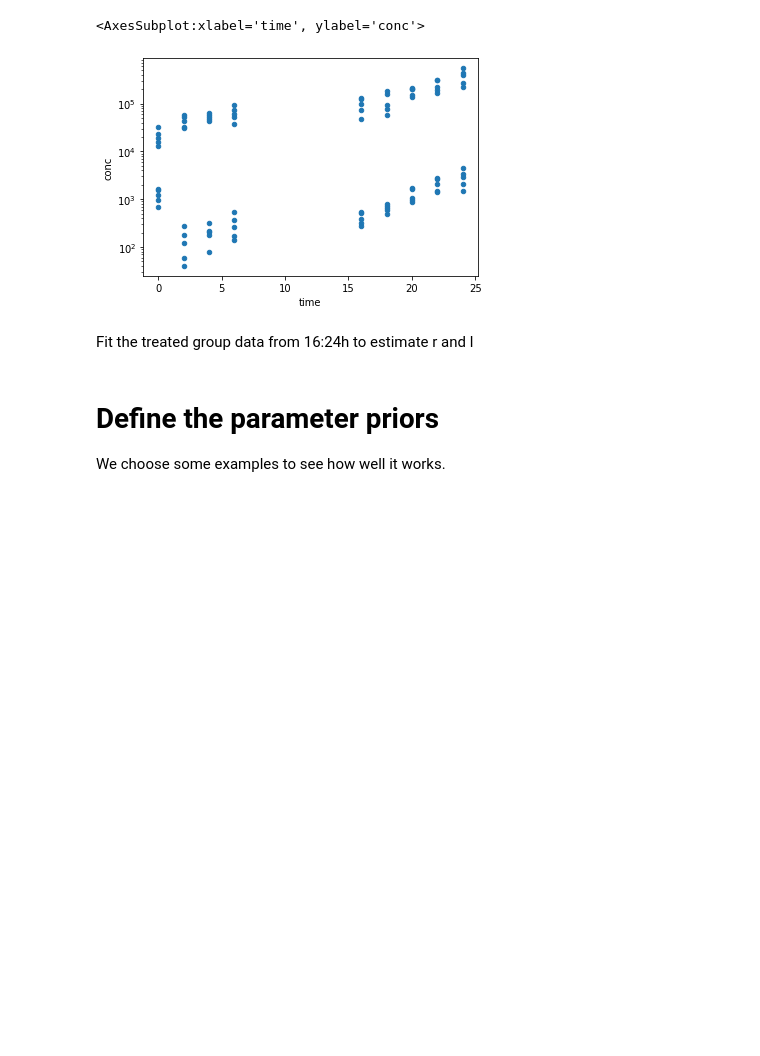
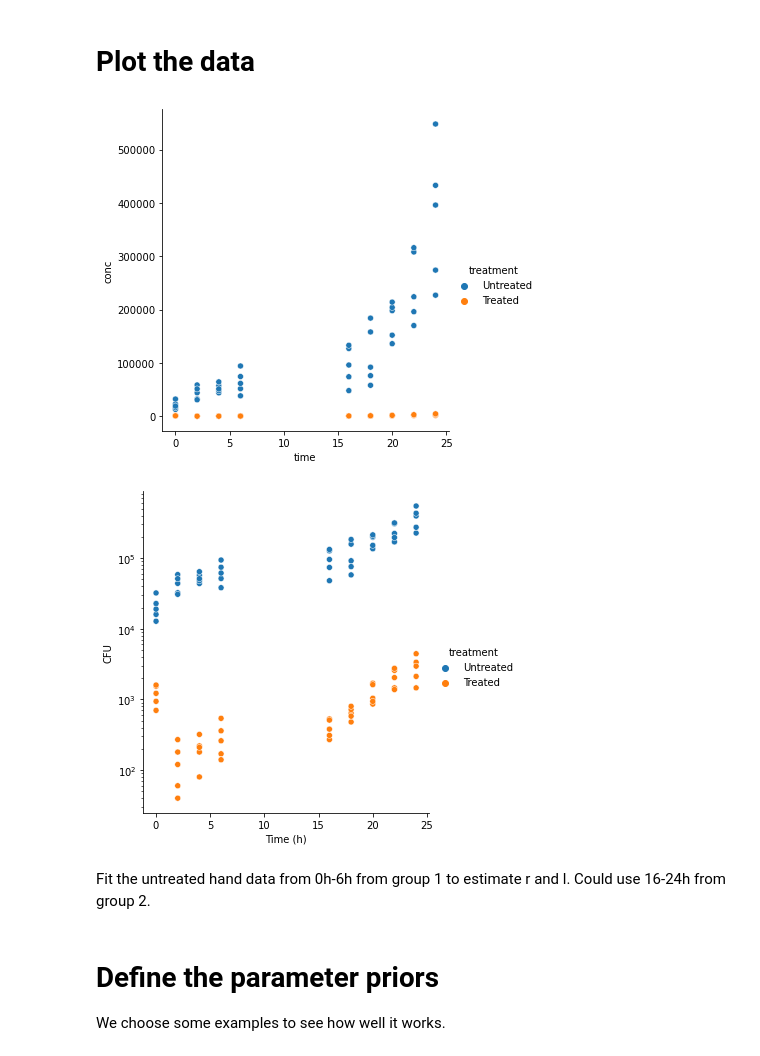
Before and after one commit to MarcoFelipeKing/Zoono, a Jupyter notebook: Code/first_6h_untreated.ipynb, the cells around one changed output. Drawn from its saved outputs; the diff is of its cells as text; code cells hidden in the pictures; blank space fills up the shorter version.

Commit message:
updated 6h to all data

```diff
--- a/Code/first_6h_untreated.ipynb
+++ b/Code/first_6h_untreated.ipynb
@@ -19,16 +19,20 @@ import pandas as pd
 #pyabc.settings.set_figure_params('pyabc')  # for beautified plots
 db_path = ("sqlite:///" +
            os.path.join(tempfile.gettempdir(), "test4.db"))
+# %% [markdown]
+# Plot the data
 # %%
 #Import gerba.data.20200302.csv
 gerba_data = pd.read_csv('../Data/gerba.data.20200302.csv')
-#Plot time vs conc and colour by treatment
-gerba_data.plot(x='time', y='conc', kind='scatter', colormap='viridis', logy=True)
-#colour by treatment
+#using seaborn plot conc vs time and colour by treatment on log scale and add linear regression
+sns.relplot(x='time', y='conc', hue='treatment', data=gerba_data, ci=None, palette='tab10')
+g=sns.relplot(x='time', y='conc', hue='treatment', data=gerba_data)
+g.set(yscale="log")
+_ = g.set(xlabel="Time (h)", ylabel="CFU")
 # %% [output]
-<AxesSubplot:xlabel='time', ylabel='conc'>
-[figure, old version]
+[figure, new version]
+[figure, added]
 # %% [markdown]
-Fit the treated group data from 16:24h to estimate r and l
+Fit the untreated hand data from 0h-6h from group 1 to estimate r and l. Could use 16-24h from group 2.
 # %%
 #Here we defien the ODE model (1) $ y'=(yl+r)(1-y)$
```
Also changed, not shown: parts of 9 cells of this notebook, 4 other files.
